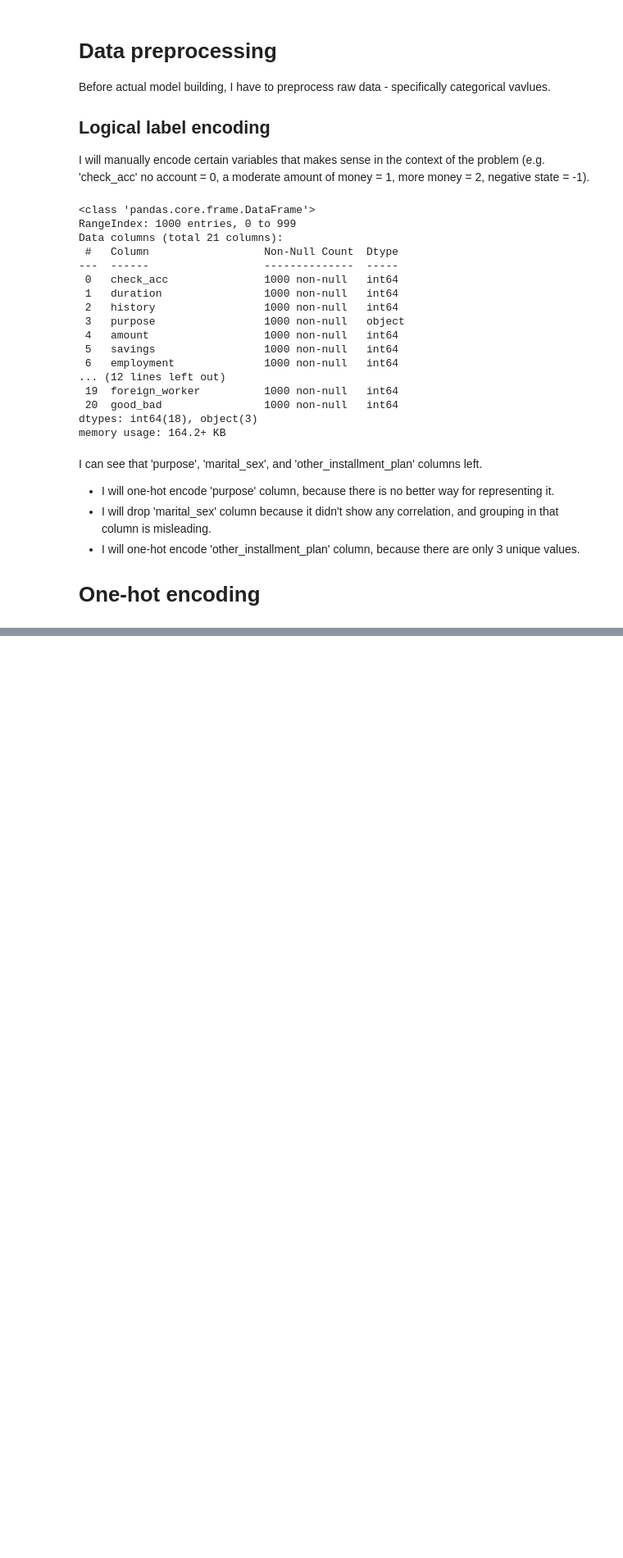
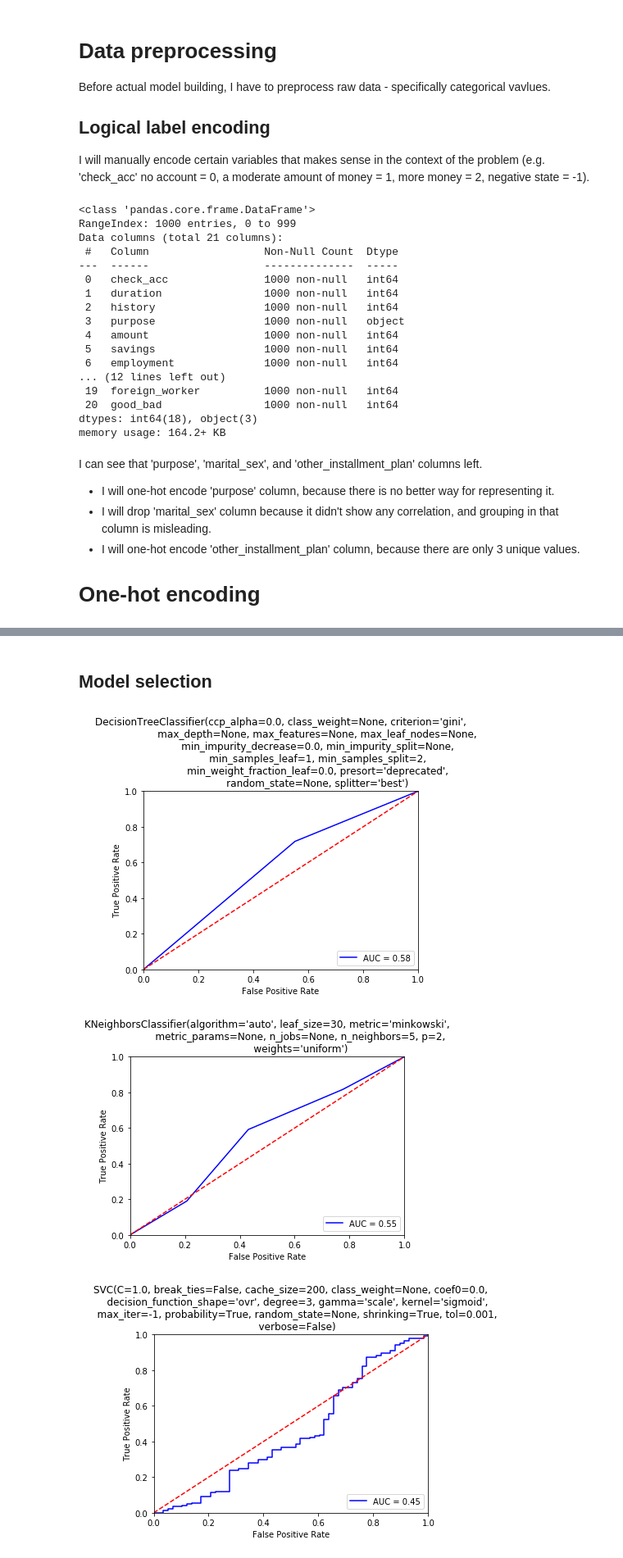
Before and after one commit to aza-atabayev/credit_scorecard, a Jupyter notebook: credit_scorecard.ipynb, the cells around one changed output, grey strips where cells are left out. Shown at 82% size. Cells and saved outputs as stored; diff of their text form; code cells hidden in the pictures; blank space fills up the shorter version.

```diff
--- a/credit_scorecard.ipynb
+++ b/credit_scorecard.ipynb
@@ -367,0 +414,35 @@ data = data.join(one_hot)
+# %% [markdown]
+
+
+## Model selection
+# %%
+from sklearn.tree import DecisionTreeClassifier
+from sklearn.neighbors import KNeighborsClassifier
+from sklearn.svm import SVC
+from sklearn.ensemble import GradientBoostingClassifier
+from xgboost import XGBClassifier
+from lightgbm import LGBMClassifier
+from sklearn.ensemble import RandomForestClassifier
+
+for mod in (DecisionTreeClassifier(), KNeighborsClassifier(), SVC(kernel = 'sigmoid', probability = True), GradientBoostingClassifier(), XGBClassifier(), LGBMClassifier(), RandomForestClassifier()):
+    model = mod
+    model.fit(X_train, y_train)
+    y_prob = model.predict_proba(X_test)[:,1]
+
+
+    fpr, tpr, threshold = metrics.roc_curve(y_test, y_prob)
+    roc_auc = metrics.auc(fpr, tpr)
+
+    plt.title(str(mod))
+    plt.plot(fpr, tpr, 'b', label = 'AUC = %0.2f' % roc_auc)
+    plt.legend(loc = 'lower right')
+    plt.plot([0, 1], [0, 1],'r--')
+    plt.xlim([0, 1])
+    plt.ylim([0, 1])
+    plt.ylabel('True Positive Rate')
+    plt.xlabel('False Positive Rate')
+    plt.show()
+# %% [output]
+[figure, added]
+[figure, added]
+[figure, added]
```
Also changed, not shown: parts of 11 cells of this notebook, 1 other file.
